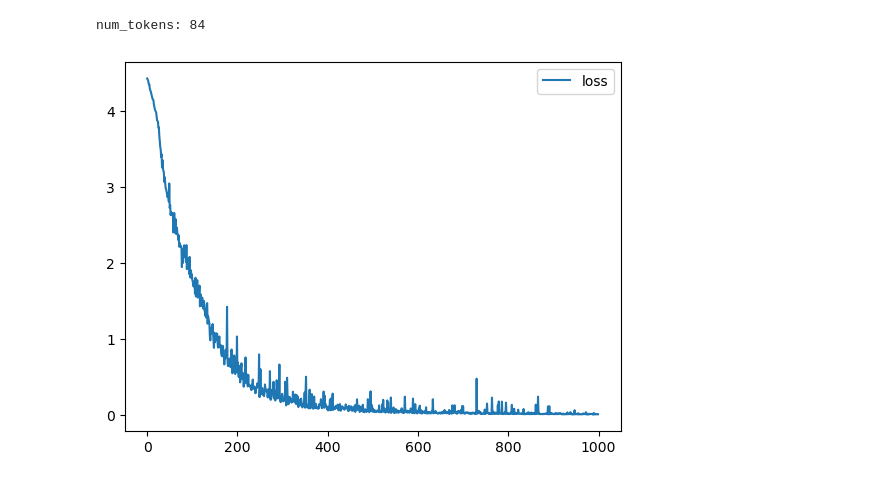
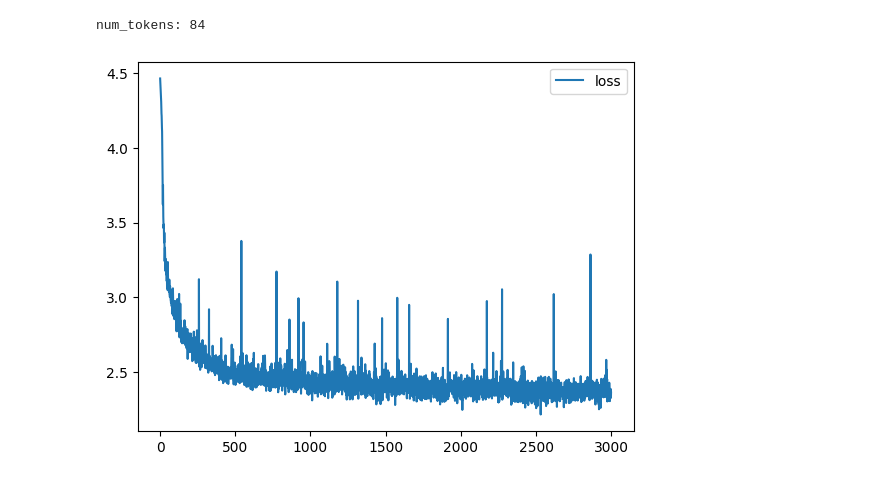
Before and after one commit to AbylayDalabay/NLP, a Jupyter notebook: 04_lang_modeling_rnn/rnn_implementation.ipynb, the cells around one changed output. Cells and saved outputs as stored; diff of their text form; code cells hidden in the pictures.

```diff
--- a/04_lang_modeling_rnn/rnn_implementation.ipynb
+++ b/04_lang_modeling_rnn/rnn_implementation.ipynb
@@ -15,7 +19,7 @@ with open('onegin.txt', 'r') as iofile:
 
 text = "".join([x.replace('\t\t', '').lower() for x in text])
 # %%
-SOS_TOKEN = '<sos>'
+SOS_TOKEN = '$'
 tokens = sorted(set(text.lower())) + [SOS_TOKEN]
 
 num_tokens = len(tokens)
@@ -158,9 +162,17 @@ def train(
         stacked_logits = output['stacked_logits']
         true_tokens = output['true_tokens']
 
-        stacked_logits_flat = torch.flatten(stacked_logits[:, 1:, :], end_dim=1)
+        stacked_logits_flat = torch.flatten(stacked_logits[:, :-1, :], end_dim=1)
 
         actual_next_tokens = torch.LongTensor(batch_indices[:, 1:].flatten())
+
+        # print("------")
+        # print("batch_indices: ", batch_indices.shape)
+        # print("stacked_logits: ", stacked_logits.shape)
+        # print("actual_next_tokens: ", actual_next_tokens.shape)
+        # print("------")
+
+        # break
 
         loss = loss_func(stacked_logits_flat, actual_next_tokens)
 
@@ -176,8 +188,8 @@ def train(
 
     return rnn_cell
 # %%
-embedding_size = 16
-hidden_embedding_size = 32
-batch_size = 16
-seq_length = 30
+embedding_size = 32
+hidden_embedding_size = 64
+batch_size = 8
+seq_length = 128
 assert num_tokens == len(tokens)
@@ -184,11 +198,11 @@ assert num_tokens == len(tokens)
 # %%
 trained_rnn_cell = train(
     num_tokens=num_tokens,
     seq_length=seq_length,
     embedding_size=embedding_size,
     hidden_embedding_size=hidden_embedding_size,
     batch_size=batch_size,
-    epochs=1000
+    epochs=3000
 )
 # %% [output]
-[figure, old version]
+[figure, new version]
```
Also changed, not shown: parts of 5 cells of this notebook, 4 other files.
